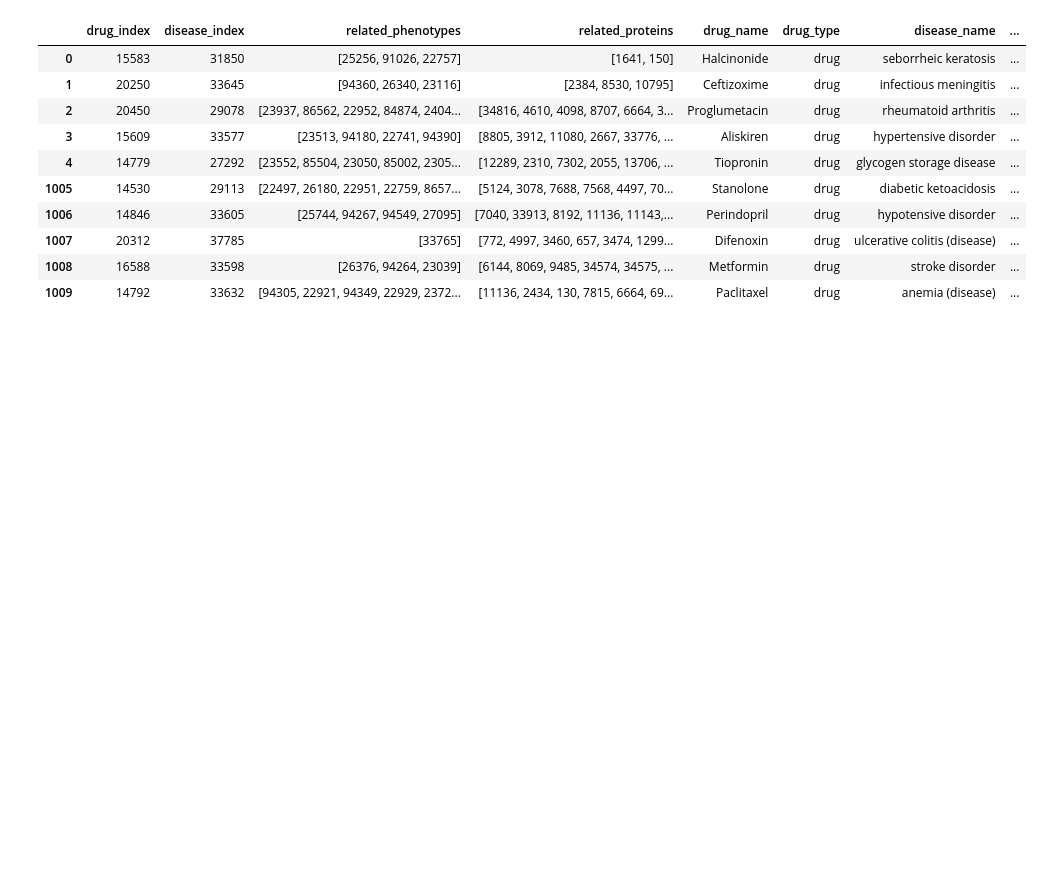
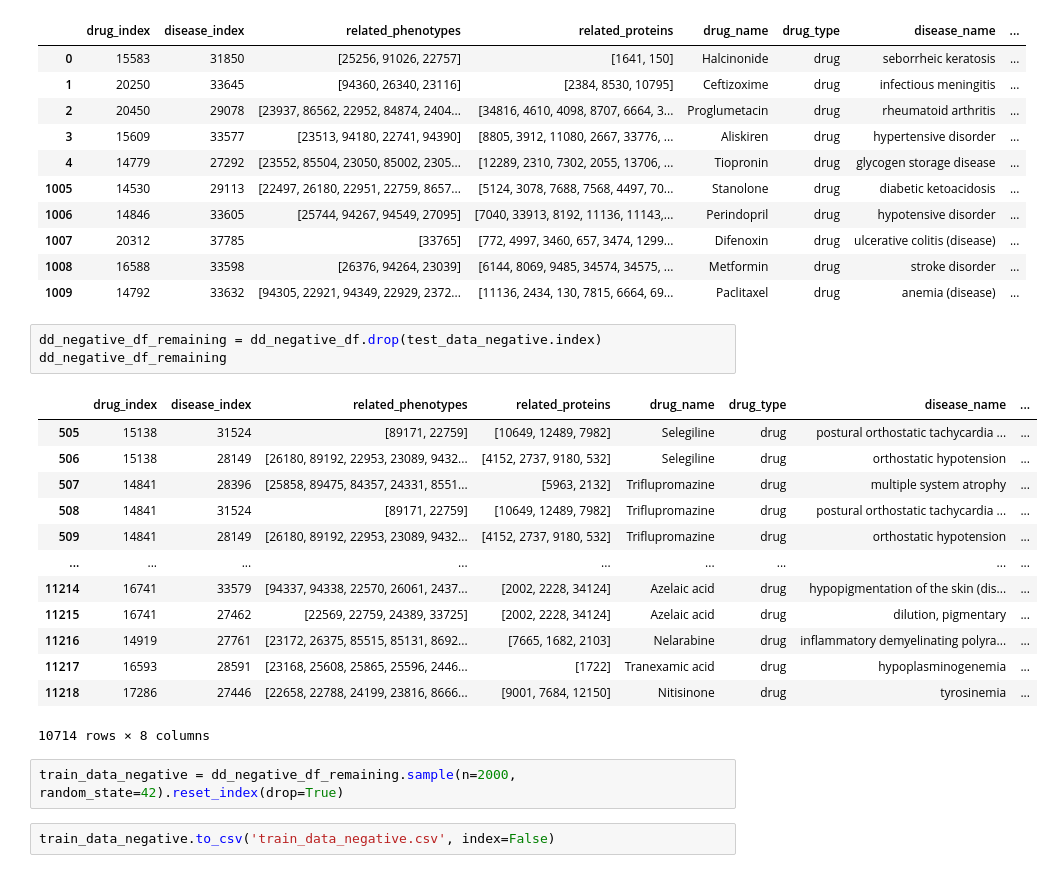
Before and after one commit to jesseliu0913/drug_repurpose, a Jupyter notebook: split_data/analysis_data.ipynb, the cells around one changed output. Cells and saved outputs as stored; diff of their text form; blank space fills up the shorter version.

```diff
--- a/split_data/analysis_data.ipynb
+++ b/split_data/analysis_data.ipynb
@@ -967,3 +967,24 @@ shot_data
 | 1007 | 20312 | 37785 | [33765] | [772, 4997, 3460, 657, 3474, 1299... | Difenoxin | drug | ulcerative colitis (disease) | ... |
 | 1008 | 16588 | 33598 | [26376, 94264, 23039] | [6144, 8069, 9485, 34574, 34575, ... | Metformin | drug | stroke disorder | ... |
 | 1009 | 14792 | 33632 | [94305, 22921, 94349, 22929, 2372... | [11136, 2434, 130, 7815, 6664, 69... | Paclitaxel | drug | anemia (disease) | ... |
+# %%
+dd_negative_df_remaining = dd_negative_df.drop(test_data_negative.index)
+dd_negative_df_remaining
+# %% [output]
+|  | drug_index | disease_index | related_phenotypes | related_proteins | drug_name | drug_type | disease_name | ... |
+| 505 | 15138 | 31524 | [89171, 22759] | [10649, 12489, 7982] | Selegiline | drug | postural orthostatic tachycardia ... | ... |
+| 506 | 15138 | 28149 | [26180, 89192, 22953, 23089, 9432... | [4152, 2737, 9180, 532] | Selegiline | drug | orthostatic hypotension | ... |
+| 507 | 14841 | 28396 | [25858, 89475, 84357, 24331, 8551... | [5963, 2132] | Triflupromazine | drug | multiple system atrophy | ... |
+| 508 | 14841 | 31524 | [89171, 22759] | [10649, 12489, 7982] | Triflupromazine | drug | postural orthostatic tachycardia ... | ... |
+| 509 | 14841 | 28149 | [26180, 89192, 22953, 23089, 9432... | [4152, 2737, 9180, 532] | Triflupromazine | drug | orthostatic hypotension | ... |
+| ... | ... | ... | ... | ... | ... | ... | ... | ... |
+| 11214 | 16741 | 33579 | [94337, 94338, 22570, 26061, 2437... | [2002, 2228, 34124] | Azelaic acid | drug | hypopigmentation of the skin (dis... | ... |
+| 11215 | 16741 | 27462 | [22569, 22759, 24389, 33725] | [2002, 2228, 34124] | Azelaic acid | drug | dilution, pigmentary | ... |
+| 11216 | 14919 | 27761 | [23172, 26375, 85515, 85131, 8692... | [7665, 1682, 2103] | Nelarabine | drug | inflammatory demyelinating polyra... | ... |
+| 11217 | 16593 | 28591 | [23168, 25608, 25865, 25596, 2446... | [1722] | Tranexamic acid | drug | hypoplasminogenemia | ... |
+| 11218 | 17286 | 27446 | [22658, 22788, 24199, 23816, 8666... | [9001, 7684, 12150] | Nitisinone | drug | tyrosinemia | ... |
+10714 rows × 8 columns
+# %%
+train_data_negative = dd_negative_df_remaining.sample(n=2000, random_state=42).reset_index(drop=True)
+# %%
+train_data_negative.to_csv('train_data_negative.csv', index=False)
```
Also changed, not shown: parts of 1 cell of this notebook, 8 other files.
